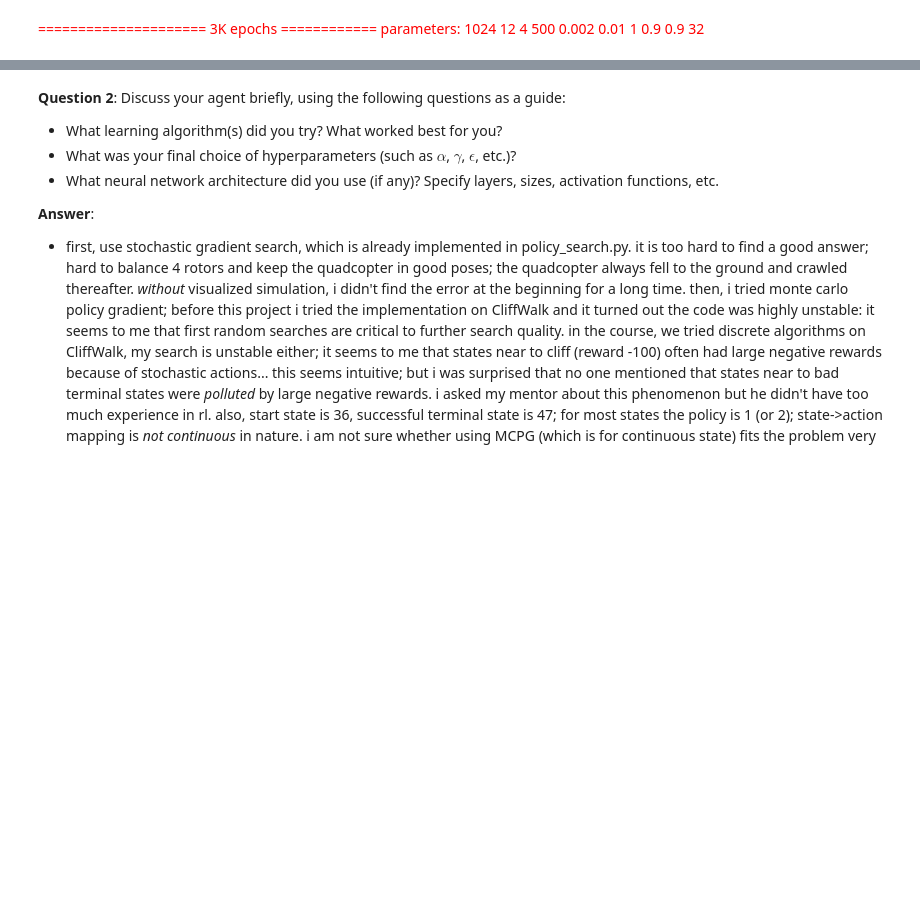
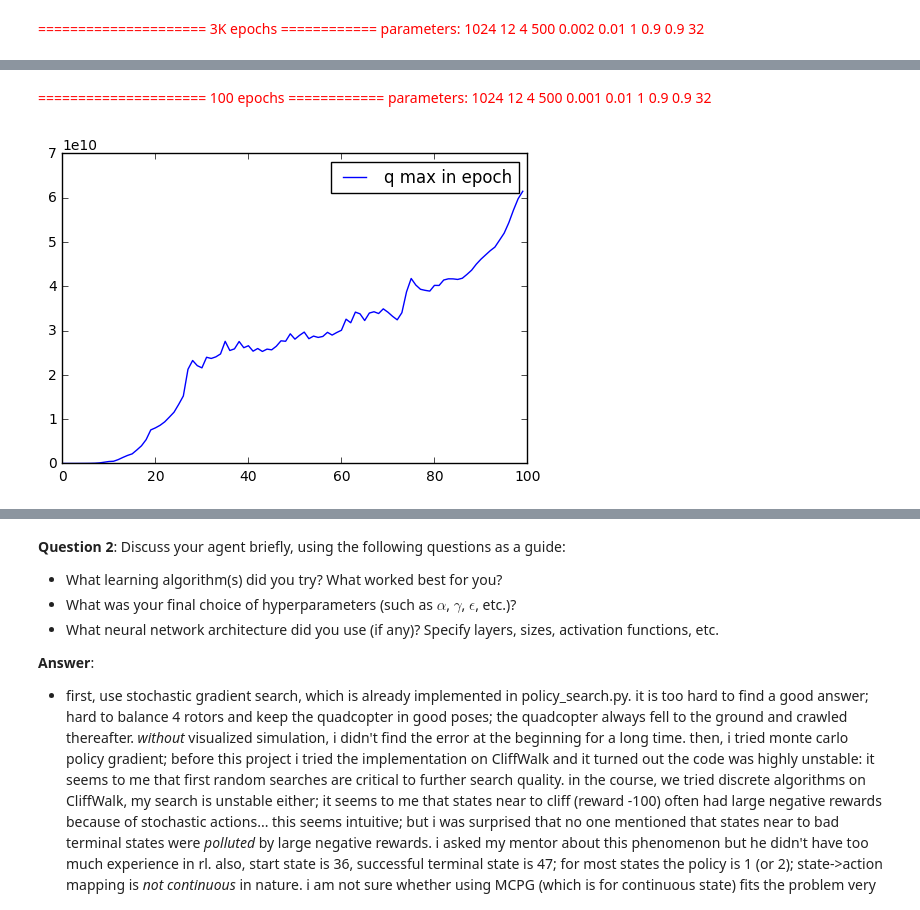
Before and after one commit to dapengAtGoGuardian/quadcopter, a Jupyter notebook: Quadcopter_Project.ipynb, the cells around one changed output, grey strips where cells are left out. Cells and saved outputs as stored; diff of their text form; code cells hidden in the pictures; blank space fills up the shorter version.

```diff
--- a/Quadcopter_Project.ipynb
+++ b/Quadcopter_Project.ipynb
@@ -1050,0 +1058,13 @@ after i got tremendous and critical help from reviewers -- yes, i did submit a v
+# %% [markdown]
+<font color=red>===================== 100 epochs ============  parameters: 1024 12 4 500 0.001 0.01 1 0.9 0.9 32
+</font>
+# %%
+import matplotlib.pyplot as plt
+%matplotlib inline
+plt.plot(qmaxs, label='q max in epoch')
+plt.legend()
+_ = plt.ylim()
+
+#  ; q max dropped along with epochs
+# %% [output]
+[figure, added]
```
Also changed, not shown: parts of 18 cells of this notebook, 2 other files.
